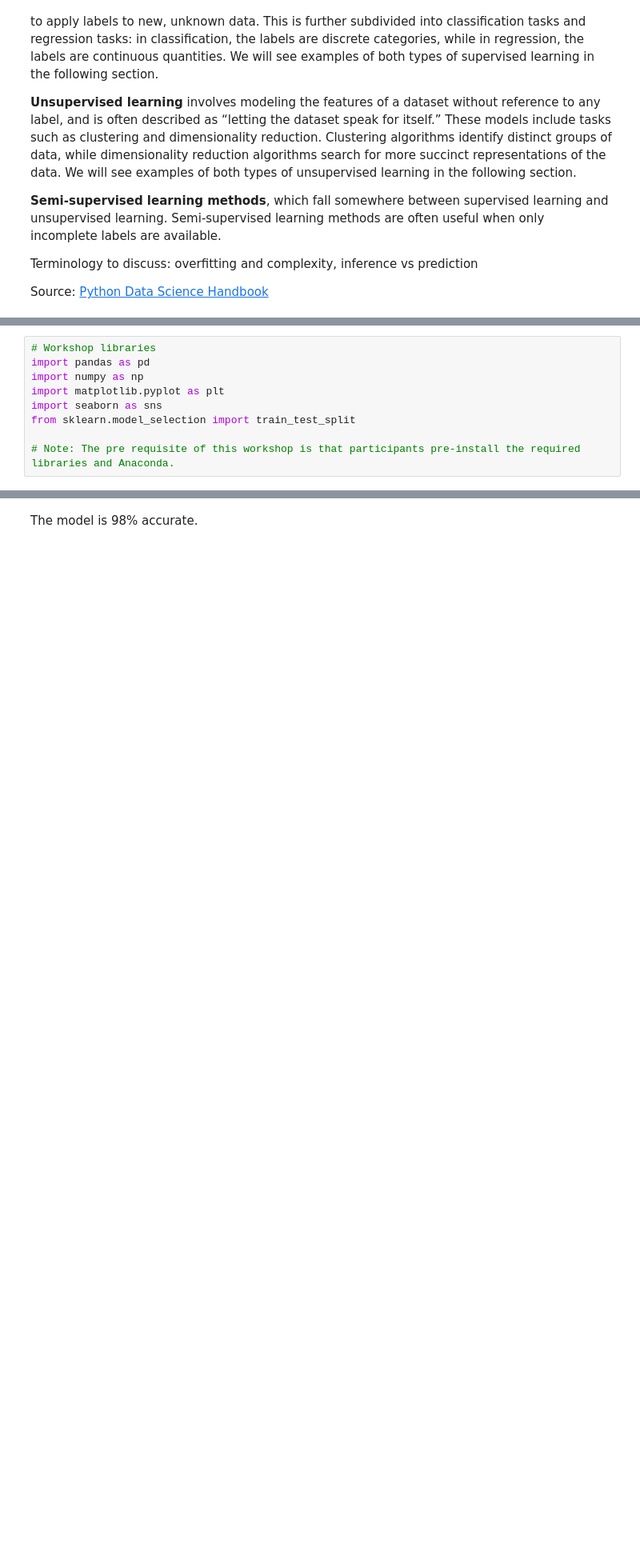
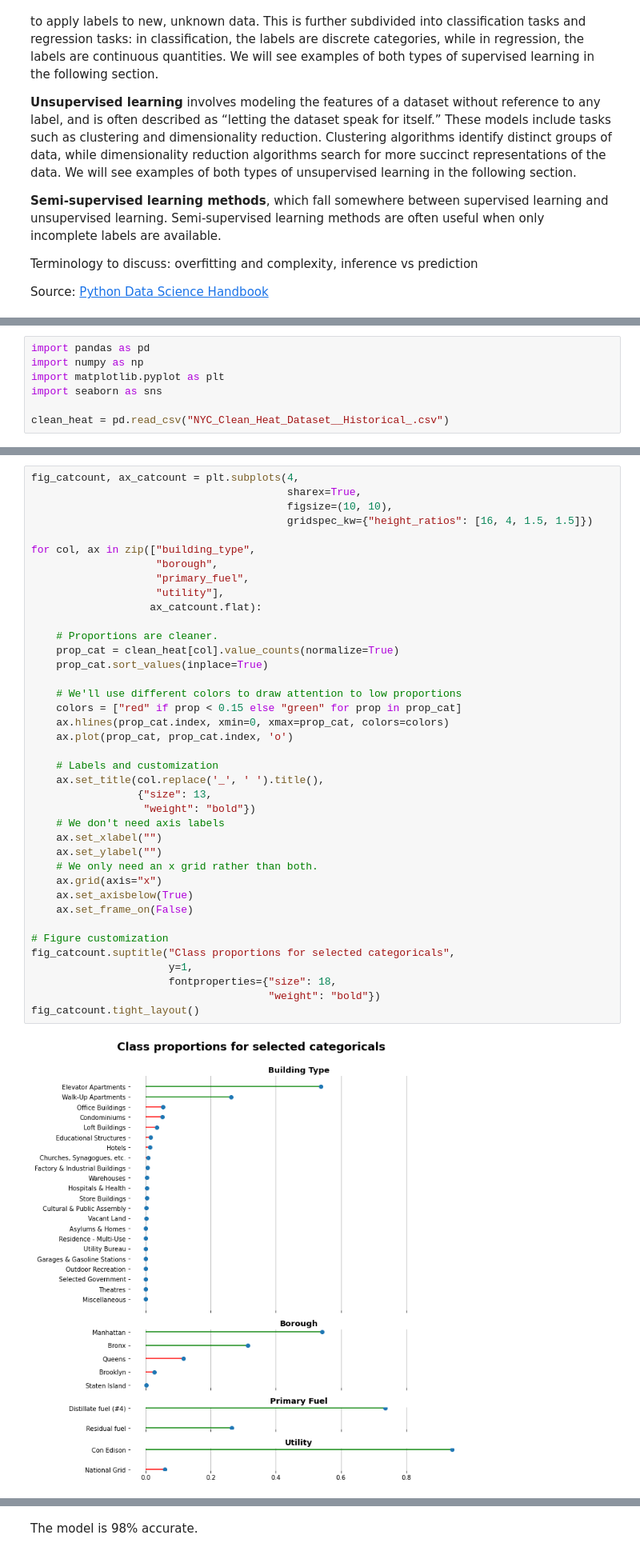
Before and after one commit to habibaaziz/OPEN_DATA_NYC_2021, a Jupyter notebook: MachineLearning.ipynb, the cells around one changed output, grey strips where cells are left out. Shown: that part at 80% size. Saved outputs shown, nothing was run; the diff lists cells and outputs as text; blank space fills up the shorter version.

```diff
--- a/MachineLearning.ipynb
+++ b/MachineLearning.ipynb
@@ -62,9 +78,7 @@ The open data sample contains 1000 observations of the energy use of buildings a
 # %%
-# Workshop libraries
 import pandas as pd
 import numpy as np
 import matplotlib.pyplot as plt
 import seaborn as sns
-from sklearn.model_selection import train_test_split
 
-# Note: The pre requisite of this workshop is that participants pre-install the required libraries and Anaconda.
+clean_heat = pd.read_csv("NYC_Clean_Heat_Dataset__Historical_.csv")
@@ -211,0 +190,41 @@ for cat in cats:
+# %%
+fig_catcount, ax_catcount = plt.subplots(4,
+                                         sharex=True,
+                                         figsize=(10, 10),
+                                         gridspec_kw={"height_ratios": [16, 4, 1.5, 1.5]})
+
+for col, ax in zip(["building_type",
+                    "borough",
+                    "primary_fuel",
+                    "utility"],
+                   ax_catcount.flat):
+
+    # Proportions are cleaner.
+    prop_cat = clean_heat[col].value_counts(normalize=True)
+    prop_cat.sort_values(inplace=True)
+
+    # We'll use different colors to draw attention to low proportions
+    colors = ["red" if prop < 0.15 else "green" for prop in prop_cat]
+    ax.hlines(prop_cat.index, xmin=0, xmax=prop_cat, colors=colors)
+    ax.plot(prop_cat, prop_cat.index, 'o')
+
+    # Labels and customization
+    ax.set_title(col.replace('_', ' ').title(),
+                 {"size": 13,
+                  "weight": "bold"})
+    # We don't need axis labels
+    ax.set_xlabel("")
+    ax.set_ylabel("")
+    # We only need an x grid rather than both.
+    ax.grid(axis="x")
+    ax.set_axisbelow(True)
+    ax.set_frame_on(False)
+
+# Figure customization
+fig_catcount.suptitle("Class proportions for selected categoricals",
+                      y=1,
+                      fontproperties={"size": 18,
+                                      "weight": "bold"})
+fig_catcount.tight_layout()
+# %% [output]
+[figure, added]
```
Also changed, not shown: parts of 16 cells of this notebook, 3 other files.
